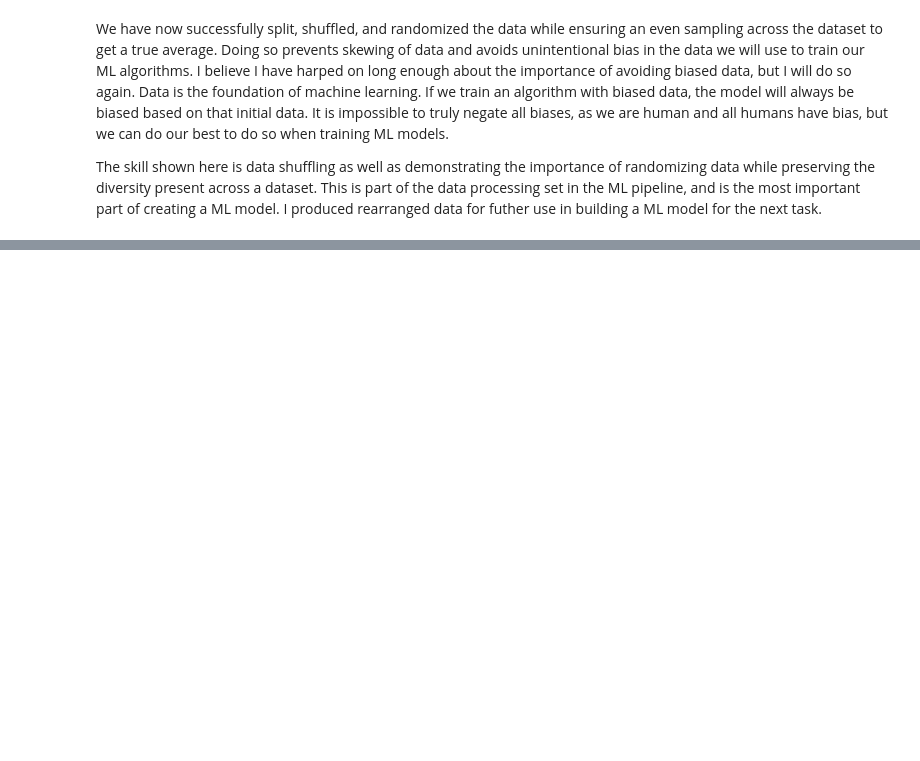
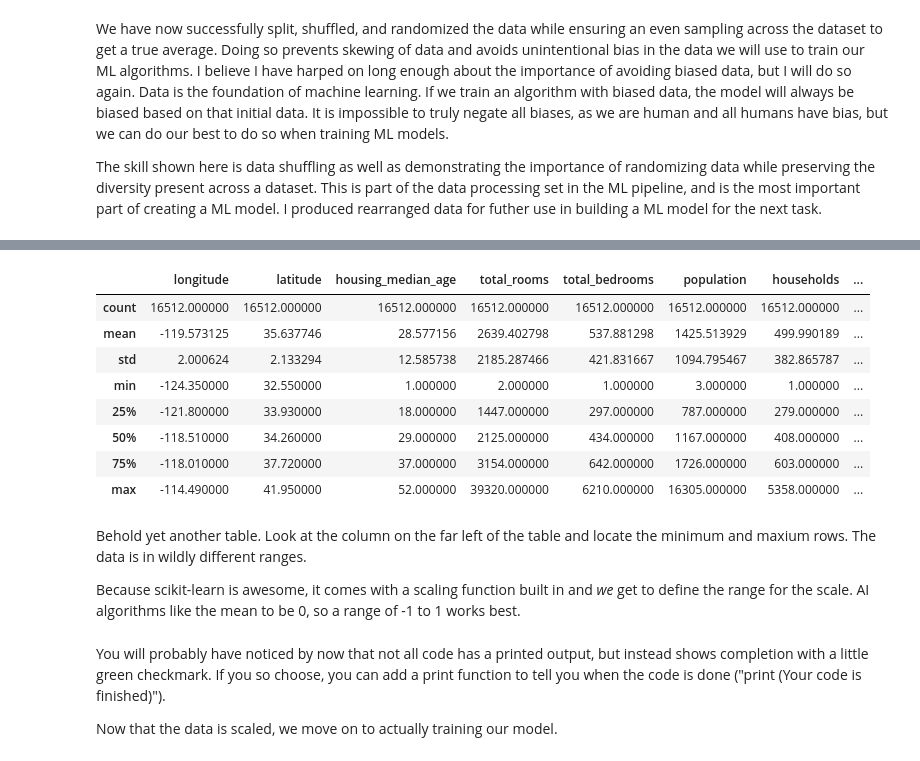
Before and after one commit to audlyworms/aiartshumanitiesfinal, a Jupyter notebook: understand-ml.ipynb, the cells around one changed output, grey strips where cells are left out. Cells and saved outputs as stored; diff of their text form; code cells hidden in the pictures; blank space fills up the shorter version.

Commit message:
task 3 almost done

```diff
--- a/understand-ml.ipynb
+++ b/understand-ml.ipynb
@@ -173,0 +219,8 @@ This task is the culmination of the first two tasks, as we reach the middle and
+# %%
+housing = strat_train_set.drop("median_house_value", axis=1)
+housing_labels = strat_train_set["median_house_value"].copy()
+
+# We are also defining two new variables here to make life easier for the rest of the tasks.
+# You will also notice "housing" has had quite a few definitions by now and may be wondering how that works.
+# When you run a new line of code defining a variable, it overwrites the previous definition of the variable, but not until the later line is run.
+# Basically, the code happens in order it is arranged, which is why algorithms are so important. They tell the computer what do to in a specific order so the code functions properly.
@@ -173,0 +255,20 @@ This task is the culmination of the first two tasks, as we reach the middle and
+# %%
+from sklearn.impute import SimpleImputer
+
+# Import a new function library.
+
+imputer = SimpleImputer(strategy="median")
+
+# This calls the imputer to start.
+
+housing_num = housing.select_dtypes(include=[np.number])
+
+# This tells the imputer to only include numerical features.
+
+imputer.fit(housing_num)
+
+# This one calculates the median for each numeric feature and tells the imputer to use those.
+
+housing_num[:] = imputer.transform(housing_num)
+
+# The imputer will use the median to substitute the missing values and save the results as variable X.
@@ -173,0 +279,16 @@ This task is the culmination of the first two tasks, as we reach the middle and
+# %%
+housing_num.describe()
+# %% [output]
+|  | longitude | latitude | housing_median_age | total_rooms | total_bedrooms | population | households | ... |
+| count | 16512.000000 | 16512.000000 | 16512.000000 | 16512.000000 | 16512.000000 | 16512.000000 | 16512.000000 | ... |
+| mean | -119.573125 | 35.637746 | 28.577156 | 2639.402798 | 537.881298 | 1425.513929 | 499.990189 | ... |
+| std | 2.000624 | 2.133294 | 12.585738 | 2185.287466 | 421.831667 | 1094.795467 | 382.865787 | ... |
+| min | -124.350000 | 32.550000 | 1.000000 | 2.000000 | 1.000000 | 3.000000 | 1.000000 | ... |
+| 25% | -121.800000 | 33.930000 | 18.000000 | 1447.000000 | 297.000000 | 787.000000 | 279.000000 | ... |
+| 50% | -118.510000 | 34.260000 | 29.000000 | 2125.000000 | 434.000000 | 1167.000000 | 408.000000 | ... |
+| 75% | -118.010000 | 37.720000 | 37.000000 | 3154.000000 | 642.000000 | 1726.000000 | 603.000000 | ... |
+| max | -114.490000 | 41.950000 | 52.000000 | 39320.000000 | 6210.000000 | 16305.000000 | 5358.000000 | ... |
+# %% [markdown]
+Behold yet another table. Look at the column on the far left of the table and locate the minimum and maxium rows. The data is in wildly different ranges.
+
+Because scikit-learn is awesome, it comes with a scaling function built in and *we* get to define the range for the scale. AI algorithms like the mean to be 0, so a range of -1 to 1 works best.
@@ -173,0 +307,4 @@ This task is the culmination of the first two tasks, as we reach the middle and
+# %% [markdown]
+You will probably have noticed by now that not all code has a printed output, but instead shows completion with a little green checkmark. If you so choose, you can add a print function to tell you when the code is done ("print (Your code is finished)").
+
+Now that the data is scaled, we move on to actually training our model.
```
Also changed, not shown: parts of 13 cells of this notebook.
